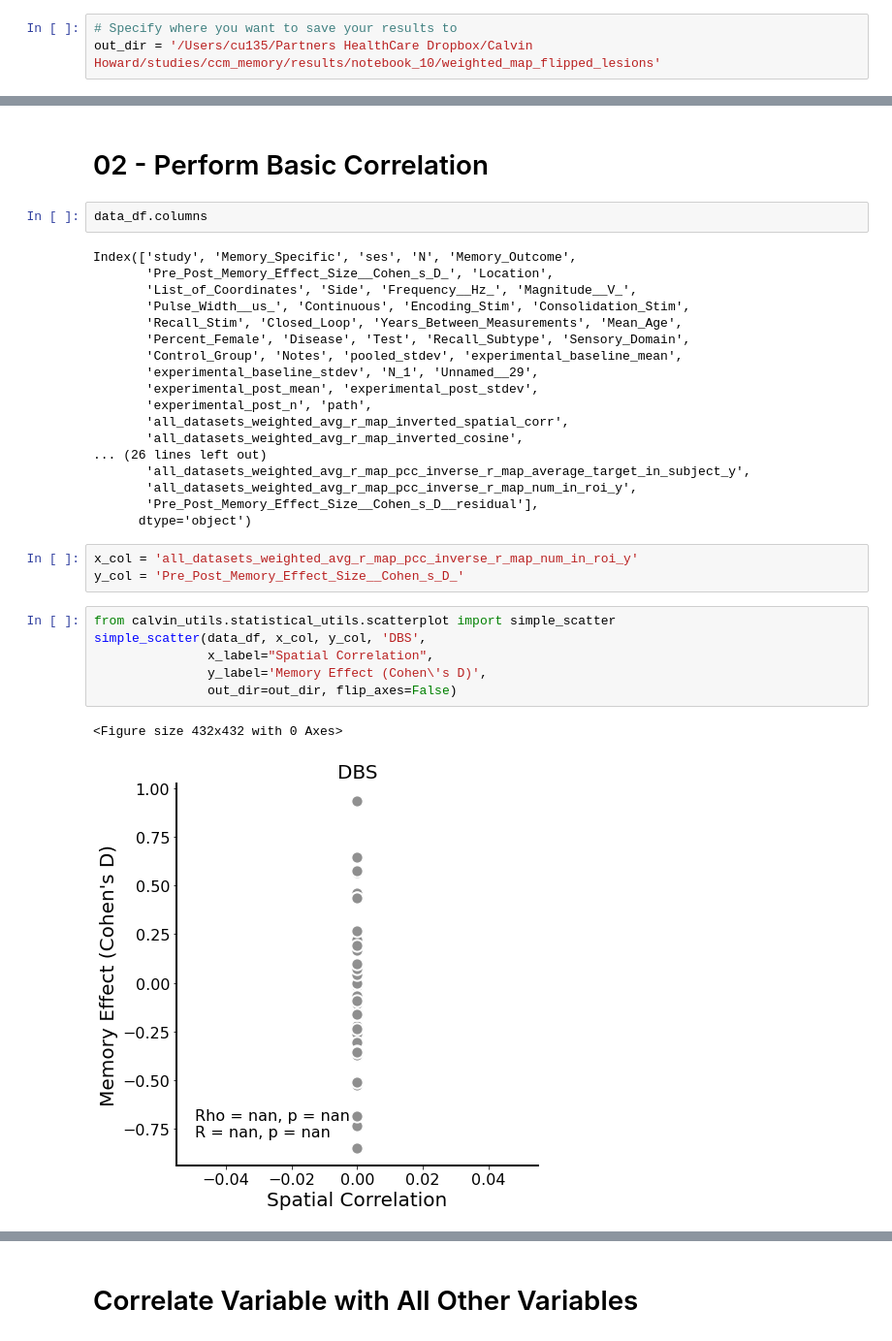
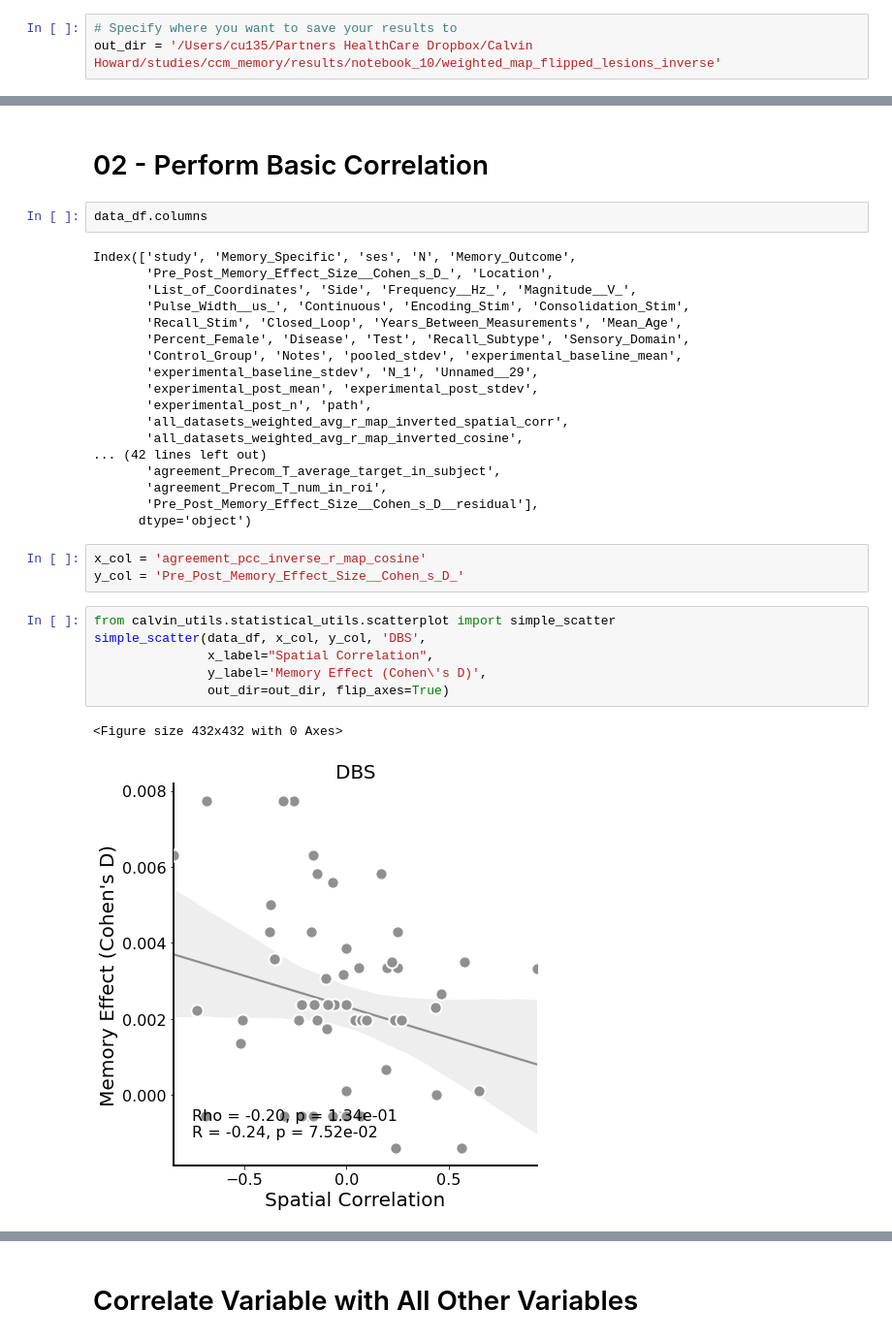
Before and after one commit to Calvinwhow/calvin_utils_project, a Jupyter notebook: notebooks/statistical_notebooks/correlations/simple_correlation.ipynb, the cells around one changed output, grey strips where cells are left out. Shown at 97% size. Cells and saved outputs as stored; diff of their text form.

Commit message:
Upded files including agreement map notebook with additional instructins.

```diff
--- a/notebooks/statistical_notebooks/correlations/simple_correlation.ipynb
+++ b/notebooks/statistical_notebooks/correlations/simple_correlation.ipynb
@@ -32,7 +32,7 @@ input_csv_path = '/Users/cu135/Partners HealthCare Dropbox/Calvin Howard/resourc
 sheet = None #'master_list_proper_subjects' ?
 # %%
 # Specify where you want to save your results to
-out_dir = '/Users/cu135/Partners HealthCare Dropbox/Calvin Howard/studies/ccm_memory/results/notebook_10/weighted_map_flipped_lesions'
+out_dir = '/Users/cu135/Partners HealthCare Dropbox/Calvin Howard/studies/ccm_memory/results/notebook_10/weighted_map_flipped_lesions_inverse'
 # %%
 from calvin_utils.permutation_analysis_utils.statsmodels_palm import CalvinStatsmodelsPalm
 # Instantiate the PalmPrepararation class
@@ -155,22 +134,22 @@ Index(['study', 'Memory_Specific', 'ses', 'N', 'Memory_Outcome',
        'experimental_post_n', 'path',
        'all_datasets_weighted_avg_r_map_inverted_spatial_corr',
        'all_datasets_weighted_avg_r_map_inverted_cosine',
-... (26 lines left out)
-       'all_datasets_weighted_avg_r_map_pcc_inverse_r_map_average_target_in_subject_y',
-       'all_datasets_weighted_avg_r_map_pcc_inverse_r_map_num_in_roi_y',
+... (42 lines left out)
+       'agreement_Precom_T_average_target_in_subject',
+       'agreement_Precom_T_num_in_roi',
        'Pre_Post_Memory_Effect_Size__Cohen_s_D__residual'],
       dtype='object')
 # %%
-x_col = 'all_datasets_weighted_avg_r_map_pcc_inverse_r_map_num_in_roi_y'
+x_col = 'agreement_pcc_inverse_r_map_cosine'
 y_col = 'Pre_Post_Memory_Effect_Size__Cohen_s_D_'
 # %%
 from calvin_utils.statistical_utils.scatterplot import simple_scatter
 simple_scatter(data_df, x_col, y_col, 'DBS',
                x_label="Spatial Correlation",
                y_label='Memory Effect (Cohen\'s D)',
-               out_dir=out_dir, flip_axes=False)
+               out_dir=out_dir, flip_axes=True)
 # %% [output]
 <Figure size 432x432 with 0 Axes>
-[figure, old version]
+[figure, new version]
 # %%
 out_dir
```
Also changed, not shown: parts of 8 cells of this notebook, 4 other files.
